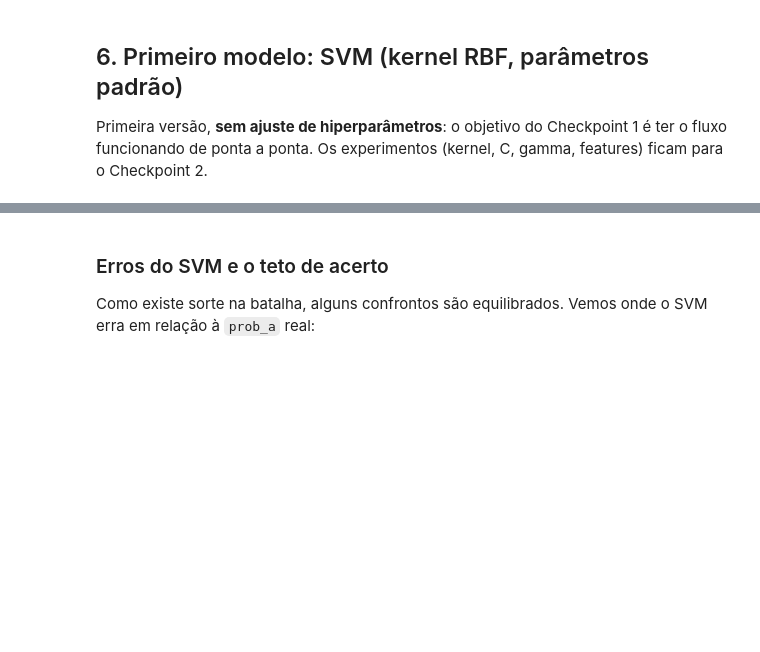
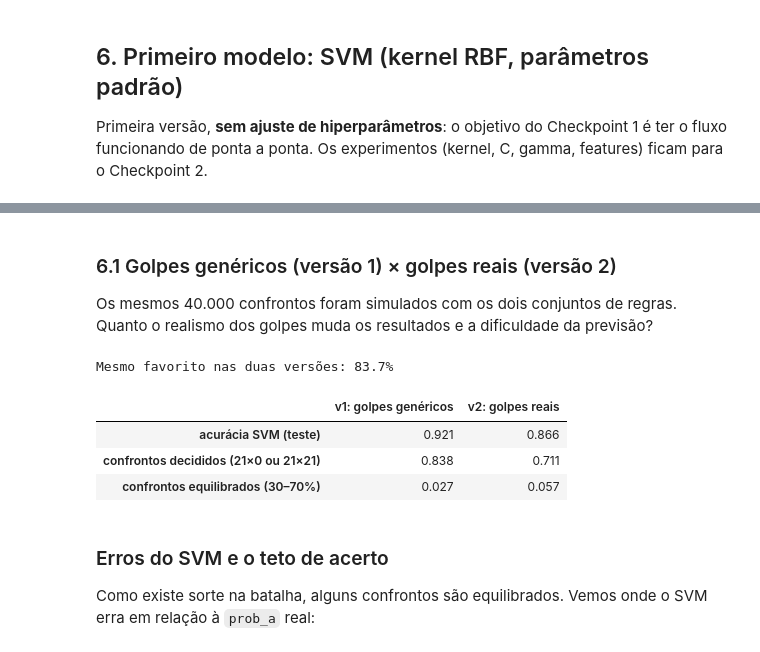
Before and after one commit to GustavoVieira0/arena-svm, a Jupyter notebook: notebooks/01_pipeline_duelo_svm.ipynb, the cells around one changed output, grey strips where cells are left out. Cells and saved outputs as stored; diff of their text form; code cells hidden in the pictures; blank space fills up the shorter version.

```diff
--- a/notebooks/01_pipeline_duelo_svm.ipynb
+++ b/notebooks/01_pipeline_duelo_svm.ipynb
@@ -389,3 +394,28 @@ axes[1].set_xlim(0.4, 1); axes[1].set_title("Acurácia no teste"); plt.tight_lay
+# %% [markdown]
+### 6.1 Golpes genéricos (versão 1) × golpes reais (versão 2)
+
+Os mesmos 40.000 confrontos foram simulados com os dois conjuntos de regras. Quanto o realismo dos golpes muda os
+resultados e a dificuldade da previsão?
+# %%
+bt_v1 = pd.read_csv("../data/processed/batalhas_golpes_simples.csv")
+assert (bt_v1[["a_id", "b_id"]].values == bt[["a_id", "b_id"]].values).all()   # mesmos confrontos
+print(f"Mesmo favorito nas duas versões: {(bt_v1.a_vence == bt.a_vence).mean():.1%}")
+
+comp = {}
+for nome, base in [("v1: golpes genéricos", bt_v1), ("v2: golpes reais", bt)]:
+    Xa, ya, _ = features(base[base.grupo == "treino"])
+    Xb, yb, _ = features(base[base.grupo == "teste"])
+    m = make_pipeline(StandardScaler(), SVC(kernel="rbf")).fit(Xa, ya)
+    comp[nome] = {"acurácia SVM (teste)": accuracy_score(yb, m.predict(Xb)),
+                  "confrontos decididos (21×0 ou 21×21)": base.prob_a.isin([0, 1]).mean(),
+                  "confrontos equilibrados (30–70%)": base.prob_a.between(.3, .7).mean()}
+pd.DataFrame(comp).round(3)
+# %% [output]
+Mesmo favorito nas duas versões: 83.7%
+|  | v1: golpes genéricos | v2: golpes reais |
+| acurácia SVM (teste) | 0.921 | 0.866 |
+| confrontos decididos (21×0 ou 21×21) | 0.838 | 0.711 |
+| confrontos equilibrados (30–70%) | 0.027 | 0.057 |
 # %% [markdown]
 ### Erros do SVM e o teto de acerto
 
```
Also changed, not shown: parts of 14 cells of this notebook, 19 other files.
